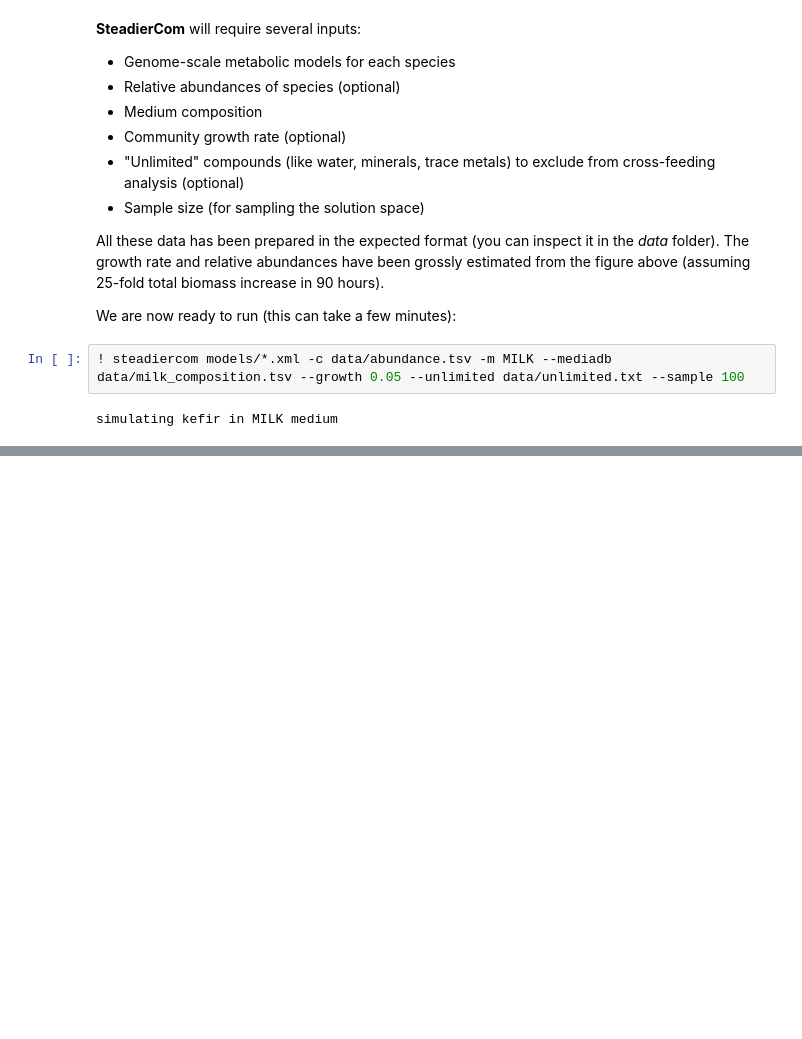
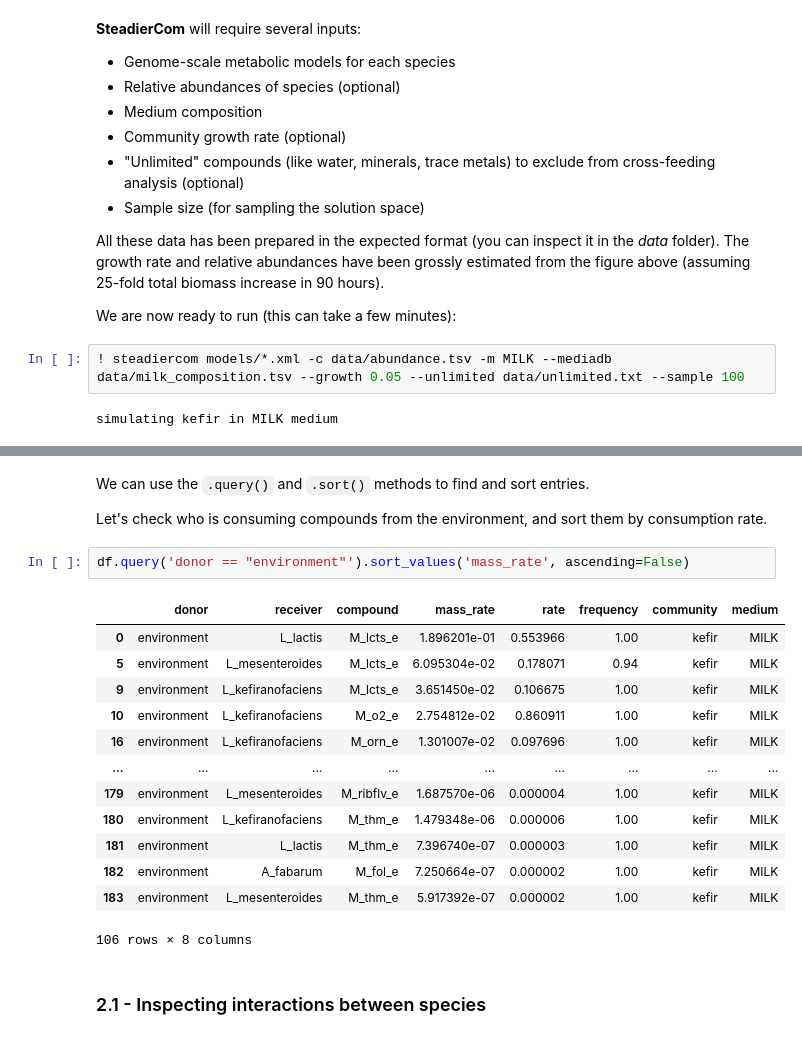
Before and after one commit to cdanielmachado/embo_mcd24, a Jupyter notebook: exercise.ipynb, the cells around one changed output, grey strips where cells are left out. Cells and saved outputs as stored; diff of their text form; blank space fills up the shorter version.

```diff
--- a/exercise.ipynb
+++ b/exercise.ipynb
@@ -67,0 +96,22 @@ df = pd.read_csv('output.tsv', sep='\t')
+# %% [markdown]
+We can use the `.query()` and `.sort()` methods to find and sort entries.
+
+Let's check who is consuming compounds from the environment, and sort them by consumption rate.
+# %%
+df.query('donor == "environment"').sort_values('mass_rate', ascending=False)
+# %% [output]
+|  | donor | receiver | compound | mass_rate | rate | frequency | community | medium |
+| 0 | environment | L_lactis | M_lcts_e | 1.896201e-01 | 0.553966 | 1.00 | kefir | MILK |
+| 5 | environment | L_mesenteroides | M_lcts_e | 6.095304e-02 | 0.178071 | 0.94 | kefir | MILK |
+| 9 | environment | L_kefiranofaciens | M_lcts_e | 3.651450e-02 | 0.106675 | 1.00 | kefir | MILK |
+| 10 | environment | L_kefiranofaciens | M_o2_e | 2.754812e-02 | 0.860911 | 1.00 | kefir | MILK |
+| 16 | environment | L_kefiranofaciens | M_orn_e | 1.301007e-02 | 0.097696 | 1.00 | kefir | MILK |
+| ... | ... | ... | ... | ... | ... | ... | ... | ... |
+| 179 | environment | L_mesenteroides | M_ribflv_e | 1.687570e-06 | 0.000004 | 1.00 | kefir | MILK |
+| 180 | environment | L_kefiranofaciens | M_thm_e | 1.479348e-06 | 0.000006 | 1.00 | kefir | MILK |
+| 181 | environment | L_lactis | M_thm_e | 7.396740e-07 | 0.000003 | 1.00 | kefir | MILK |
+| 182 | environment | A_fabarum | M_fol_e | 7.250664e-07 | 0.000002 | 1.00 | kefir | MILK |
+| 183 | environment | L_mesenteroides | M_thm_e | 5.917392e-07 | 0.000002 | 1.00 | kefir | MILK |
+106 rows × 8 columns
+# %% [markdown]
+### 2.1 - Inspecting interactions between species
```
Also changed, not shown: parts of 37 cells of this notebook, 6 other files.
